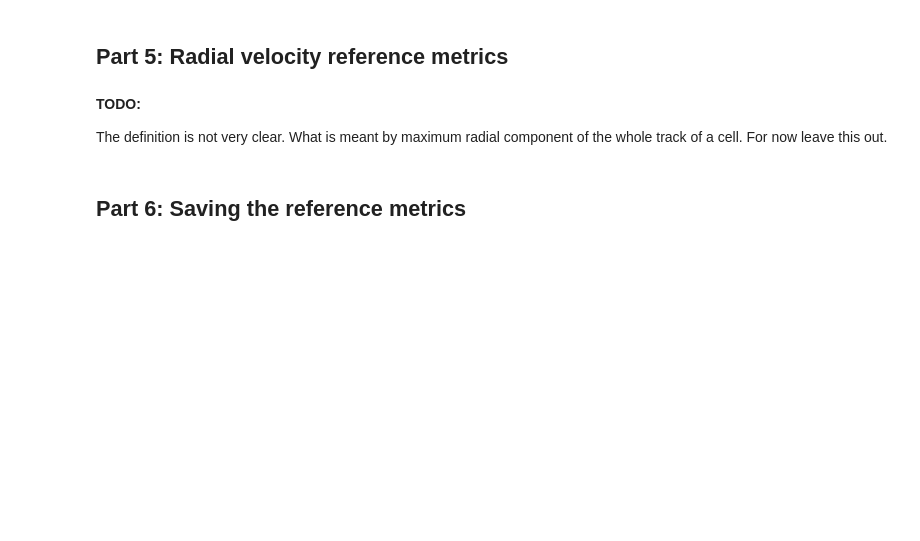
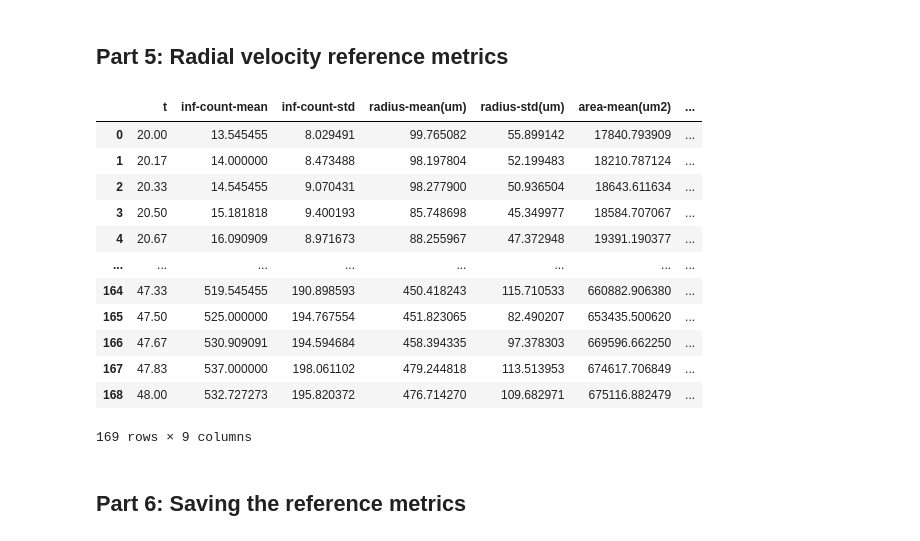
Before and after one commit to ashkan-mokarian/VACVPlaques-dataset-tools, a Jupyter notebook: notebooks/6_create_reference_metrics_csv_for_infectio.ipynb, the cells around one changed output. Cells and saved outputs as stored; diff of their text form; code cells hidden in the pictures; blank space fills up the shorter version.

```diff
--- a/notebooks/6_create_reference_metrics_csv_for_infectio.ipynb
+++ b/notebooks/6_create_reference_metrics_csv_for_infectio.ipynb
@@ -195,7 +212,2 @@ refdf
 # %% [markdown]
 ## Part 5: Radial velocity reference metrics
-# %% [markdown]
-**TODO:**
-
-The definition is not very clear. What is meant by maximum radial component of
-the whole track of a cell. For now leave this out.
@@ -202,3 +250,36 @@ the whole track of a cell. For now leave this out.
+# %%
+all_radial_velocities = []
+
+for file in csv_files:
+    radial_velocity = compute_radial_velocity_of_trackmate_csvfile(os.path.join(CSV_ROOT, file))
+    all_radial_velocities.append(radial_velocity)
+all_radial_velocities = np.array(all_radial_velocities)
+# divide everything by 10 because these numbers are um/1Frame and 1Frame=10min and we want um/min
+all_radial_velocities = all_radial_velocities / 10
+
+# replace 0 with nan so we can compute the mean and std without including zeros
+all_radial_velocities[all_radial_velocities == 0] = np.nan
+mean_radial_velocity = np.nanmean(all_radial_velocities, axis=0)
+std_radial_velocity = np.nanstd(all_radial_velocities, axis=0)
+
+refdf['radial-velocity-mean(um/min)'] = mean_radial_velocity
+refdf['radial-velocity-std(um/min)'] = std_radial_velocity
+
+refdf
+# %% [output]
+|  | t | inf-count-mean | inf-count-std | radius-mean(um) | radius-std(um) | area-mean(um2) | ... |
+| 0 | 20.00 | 13.545455 | 8.029491 | 99.765082 | 55.899142 | 17840.793909 | ... |
+| 1 | 20.17 | 14.000000 | 8.473488 | 98.197804 | 52.199483 | 18210.787124 | ... |
+| 2 | 20.33 | 14.545455 | 9.070431 | 98.277900 | 50.936504 | 18643.611634 | ... |
+| 3 | 20.50 | 15.181818 | 9.400193 | 85.748698 | 45.349977 | 18584.707067 | ... |
+| 4 | 20.67 | 16.090909 | 8.971673 | 88.255967 | 47.372948 | 19391.190377 | ... |
+| ... | ... | ... | ... | ... | ... | ... | ... |
+| 164 | 47.33 | 519.545455 | 190.898593 | 450.418243 | 115.710533 | 660882.906380 | ... |
+| 165 | 47.50 | 525.000000 | 194.767554 | 451.823065 | 82.490207 | 653435.500620 | ... |
+| 166 | 47.67 | 530.909091 | 194.594684 | 458.394335 | 97.378303 | 669596.662250 | ... |
+| 167 | 47.83 | 537.000000 | 198.061102 | 479.244818 | 113.513953 | 674617.706849 | ... |
+| 168 | 48.00 | 532.727273 | 195.820372 | 476.714270 | 109.682971 | 675116.882479 | ... |
+169 rows × 9 columns
 # %% [markdown]
 ## Part 6: Saving the reference metrics
 # %%
```
Also changed, not shown: parts of 7 cells of this notebook.
